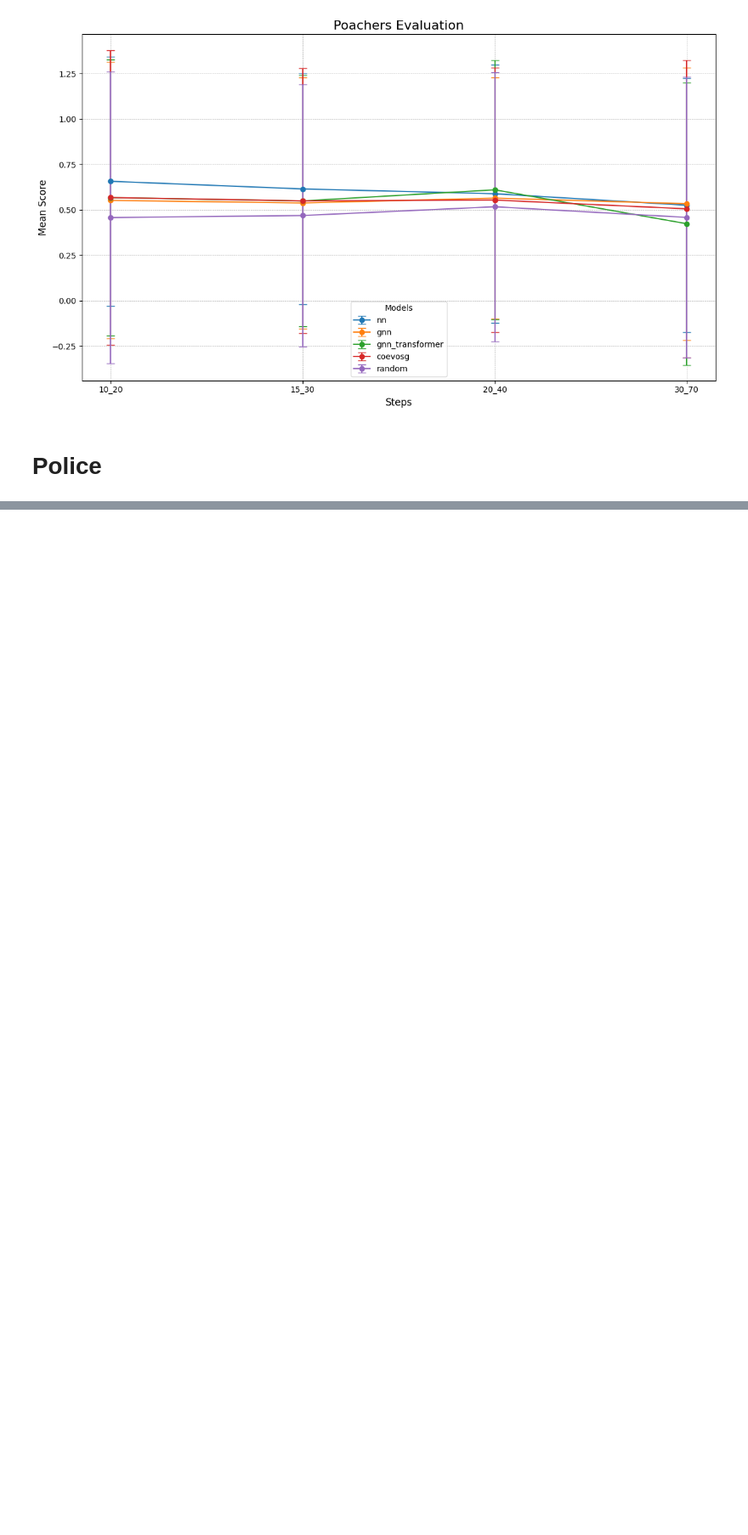
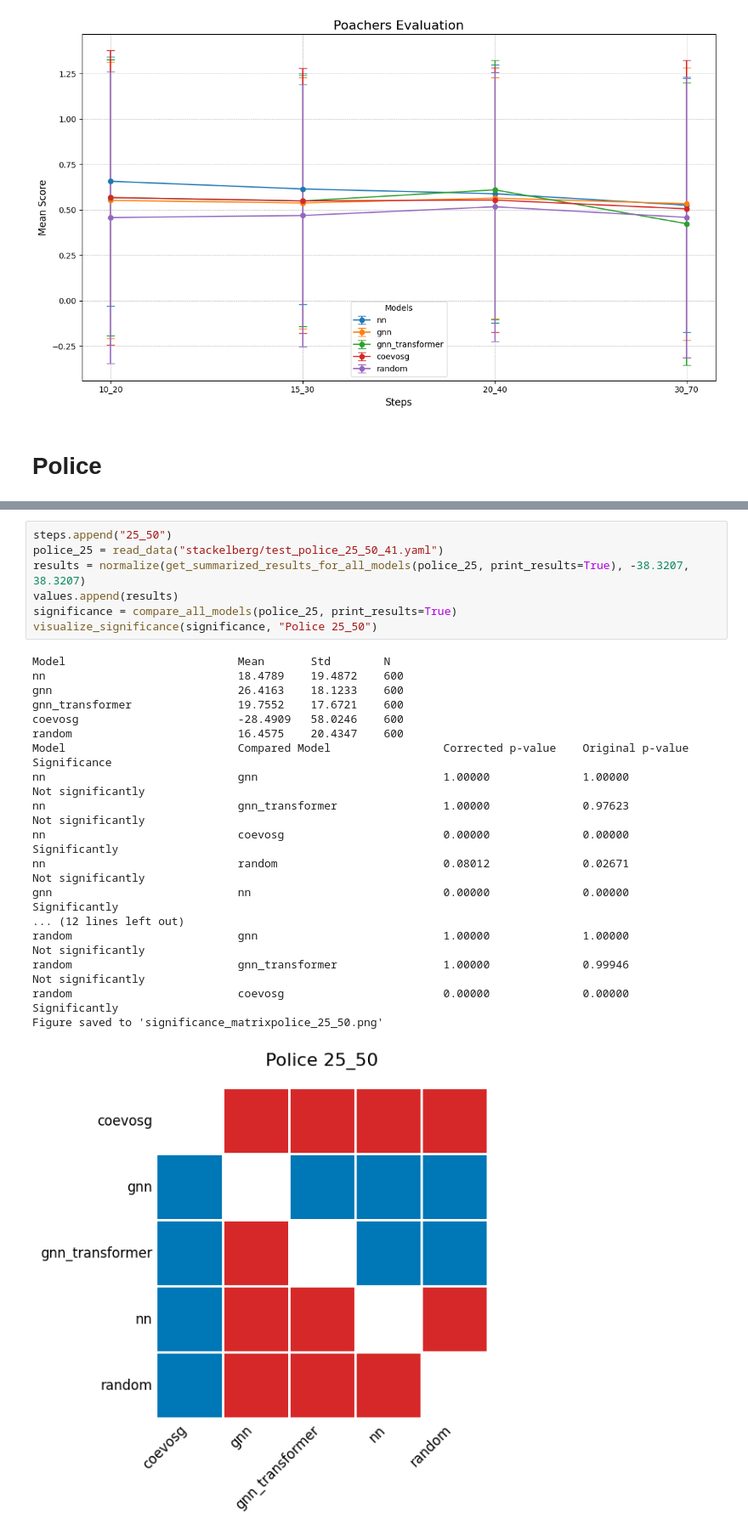
Before and after one commit to Simonexc/StackelbergGames, a Jupyter notebook: src/evaluate.ipynb, the cells around one changed output, grey strips where cells are left out. Shown at 85% size. Cells and saved outputs as stored; diff of their text form; blank space fills up the shorter version.

```diff
--- a/src/evaluate.ipynb
+++ b/src/evaluate.ipynb
@@ -574,0 +608,26 @@ random                         coevosg                        1.00000
+# %%
+steps.append("25_50")
+police_25 = read_data("stackelberg/test_police_25_50_41.yaml")
+results = normalize(get_summarized_results_for_all_models(police_25, print_results=True), -38.3207, 38.3207)
+values.append(results)
+significance = compare_all_models(police_25, print_results=True)
+visualize_significance(significance, "Police 25_50")
+# %% [output]
+Model                          Mean       Std        N
+nn                             18.4789    19.4872    600
+gnn                            26.4163    18.1233    600
+gnn_transformer                19.7552    17.6721    600
+coevosg                        -28.4909   58.0246    600
+random                         16.4575    20.4347    600
+Model                          Compared Model                 Corrected p-value    Original p-value     Significance
+nn                             gnn                            1.00000              1.00000              Not significantly
+nn                             gnn_transformer                1.00000              0.97623              Not significantly
+nn                             coevosg                        0.00000              0.00000              Significantly
+nn                             random                         0.08012              0.02671              Not significantly
+gnn                            nn                             0.00000              0.00000              Significantly
+... (12 lines left out)
+random                         gnn                            1.00000              1.00000              Not significantly
+random                         gnn_transformer                1.00000              0.99946              Not significantly
+random                         coevosg                        0.00000              0.00000              Significantly
+Figure saved to 'significance_matrixpolice_25_50.png'
+[figure, added]
```
Also changed, not shown: parts of 6 cells of this notebook.
